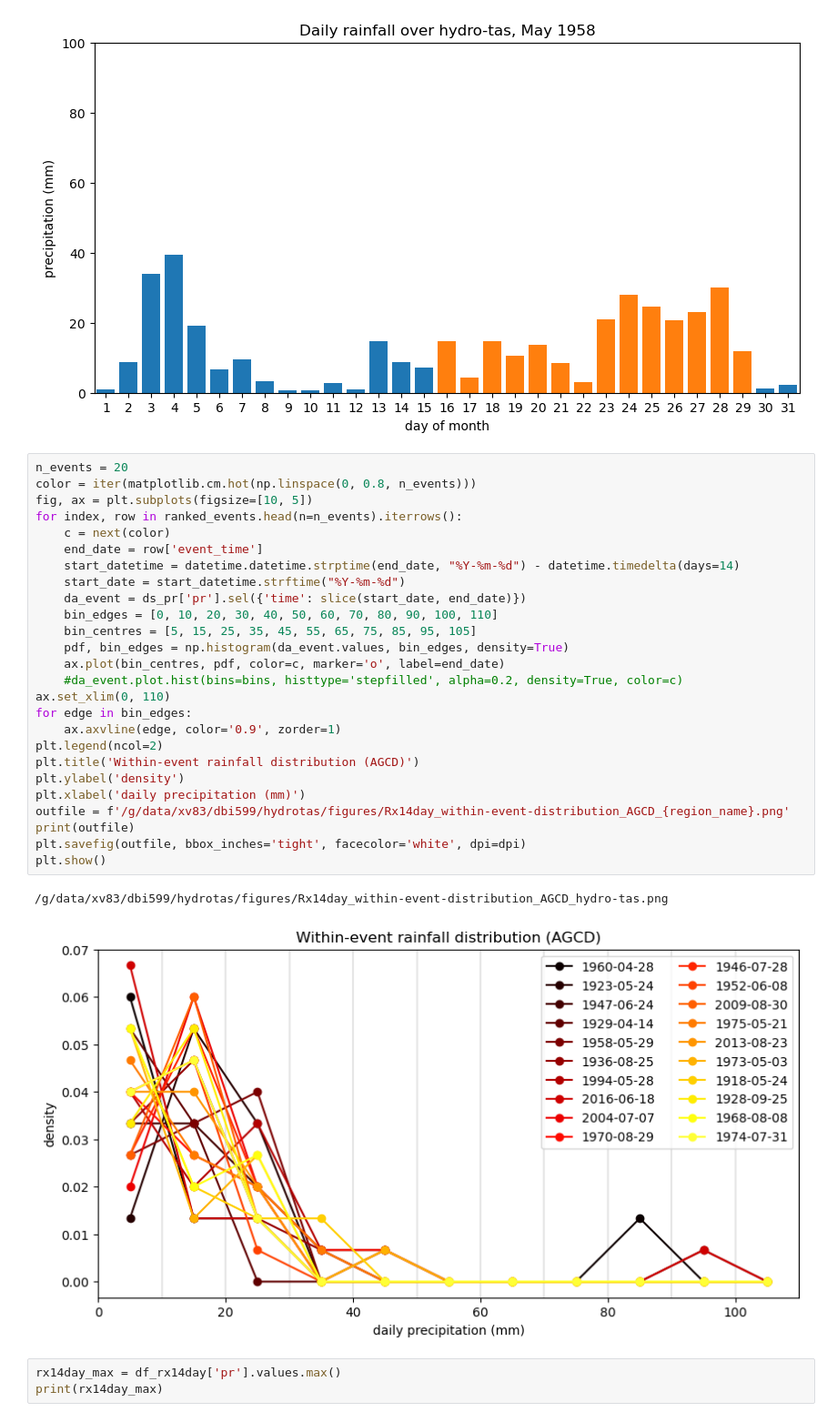
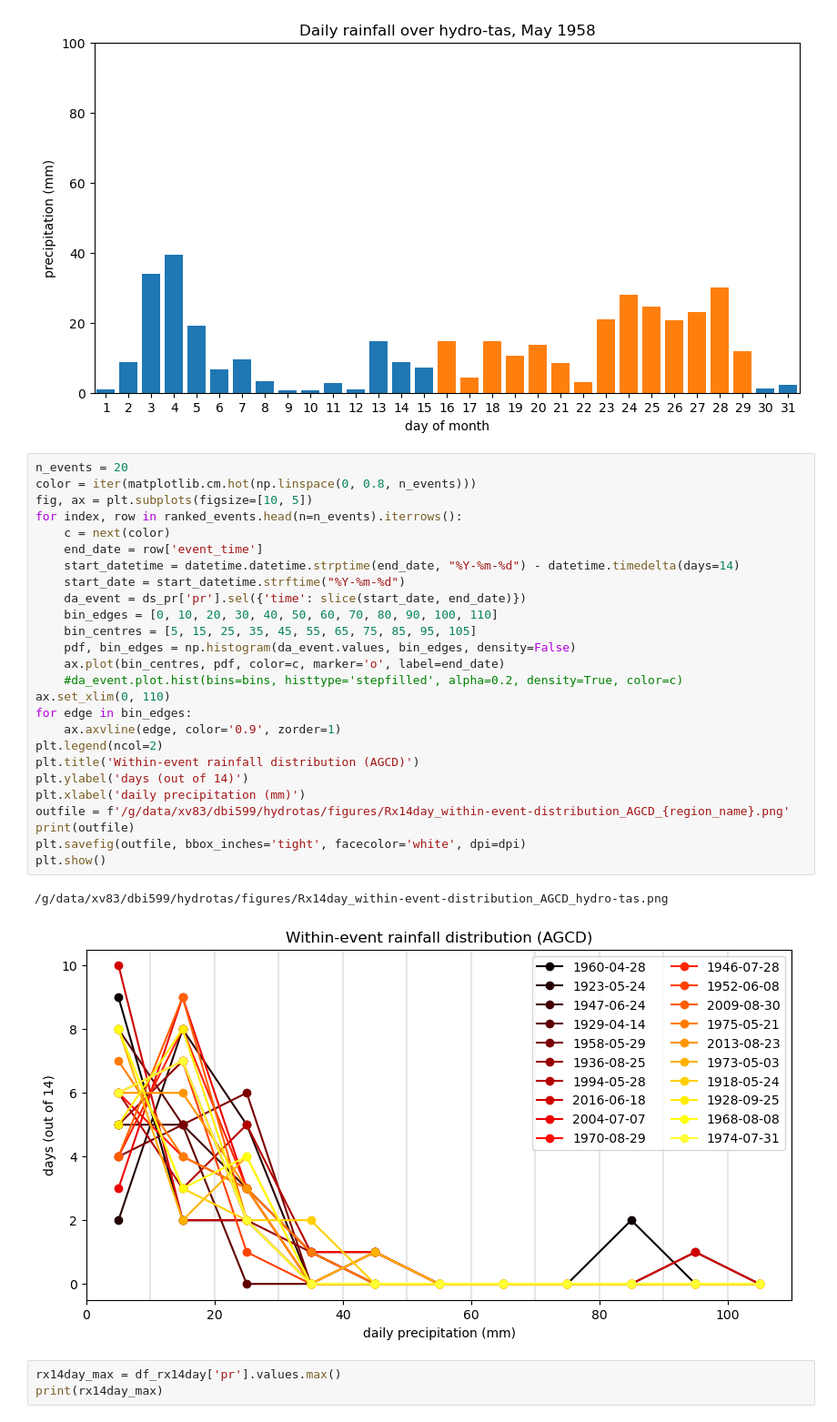
Before and after one commit to DamienIrving/hydrotas, a Jupyter notebook: AGCD_hydro-tas.ipynb, the cells around one changed output. Shown at 91% size. Saved outputs shown, nothing was run; the diff lists cells and outputs as text.

```diff
--- a/AGCD_hydro-tas.ipynb
+++ b/AGCD_hydro-tas.ipynb
@@ -137,32 +137,32 @@ for rank in range(5):
 # %%
 n_events = 20
 color = iter(matplotlib.cm.hot(np.linspace(0, 0.8, n_events)))
 fig, ax = plt.subplots(figsize=[10, 5])
 for index, row in ranked_events.head(n=n_events).iterrows():
     c = next(color)
     end_date = row['event_time']
     start_datetime = datetime.datetime.strptime(end_date, "%Y-%m-%d") - datetime.timedelta(days=14)
     start_date = start_datetime.strftime("%Y-%m-%d")
     da_event = ds_pr['pr'].sel({'time': slice(start_date, end_date)})
     bin_edges = [0, 10, 20, 30, 40, 50, 60, 70, 80, 90, 100, 110]
     bin_centres = [5, 15, 25, 35, 45, 55, 65, 75, 85, 95, 105]
-    pdf, bin_edges = np.histogram(da_event.values, bin_edges, density=True)
+    pdf, bin_edges = np.histogram(da_event.values, bin_edges, density=False)
     ax.plot(bin_centres, pdf, color=c, marker='o', label=end_date)
     #da_event.plot.hist(bins=bins, histtype='stepfilled', alpha=0.2, density=True, color=c)
 ax.set_xlim(0, 110)
 for edge in bin_edges:
     ax.axvline(edge, color='0.9', zorder=1)
 plt.legend(ncol=2)
 plt.title('Within-event rainfall distribution (AGCD)')
-plt.ylabel('density')
+plt.ylabel('days (out of 14)')
 plt.xlabel('daily precipitation (mm)')
 outfile = f'/g/data/xv83/dbi599/hydrotas/figures/Rx14day_within-event-distribution_AGCD_{region_name}.png'
 print(outfile)
 plt.savefig(outfile, bbox_inches='tight', facecolor='white', dpi=dpi)
 plt.show()
 # %% [output]
 /g/data/xv83/dbi599/hydrotas/figures/Rx14day_within-event-distribution_AGCD_hydro-tas.png
-[figure, old version]
+[figure, new version]
 # %%
 rx14day_max = df_rx14day['pr'].values.max()
 print(rx14day_max)
```
